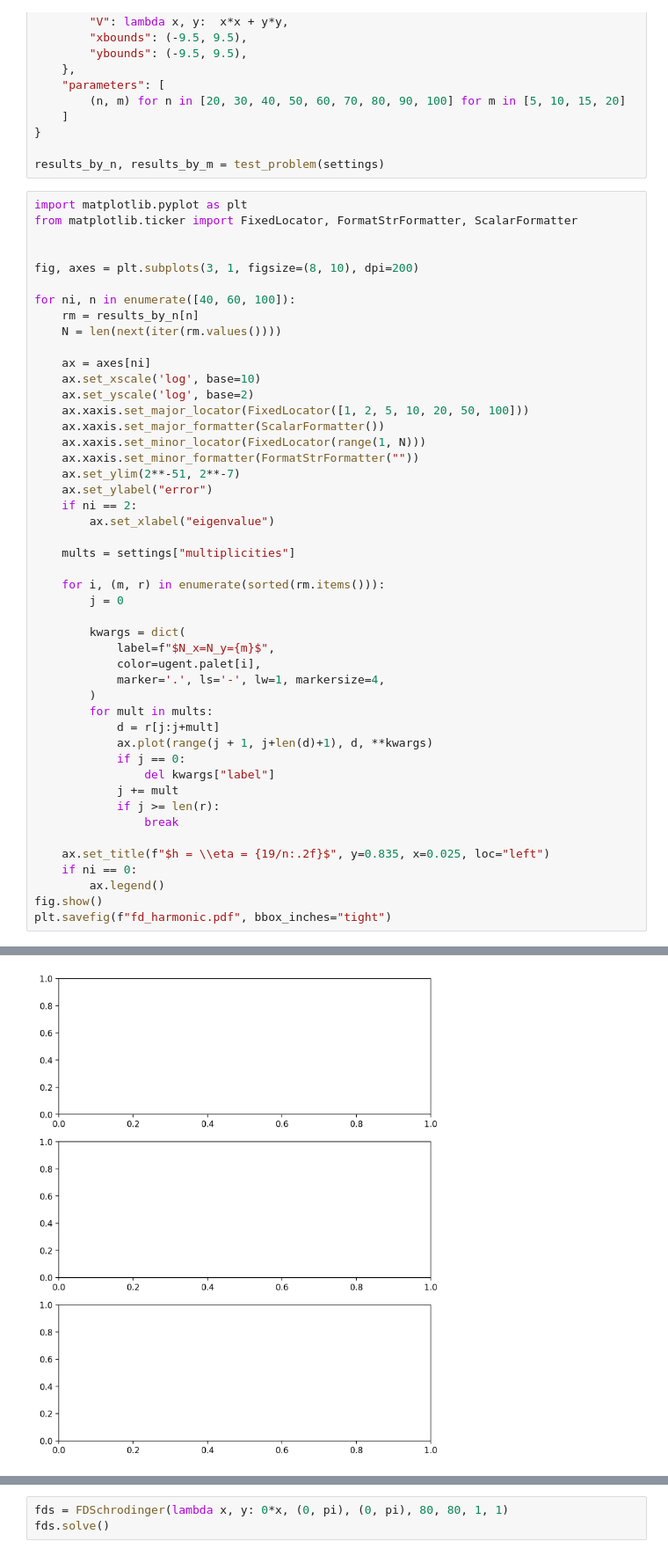
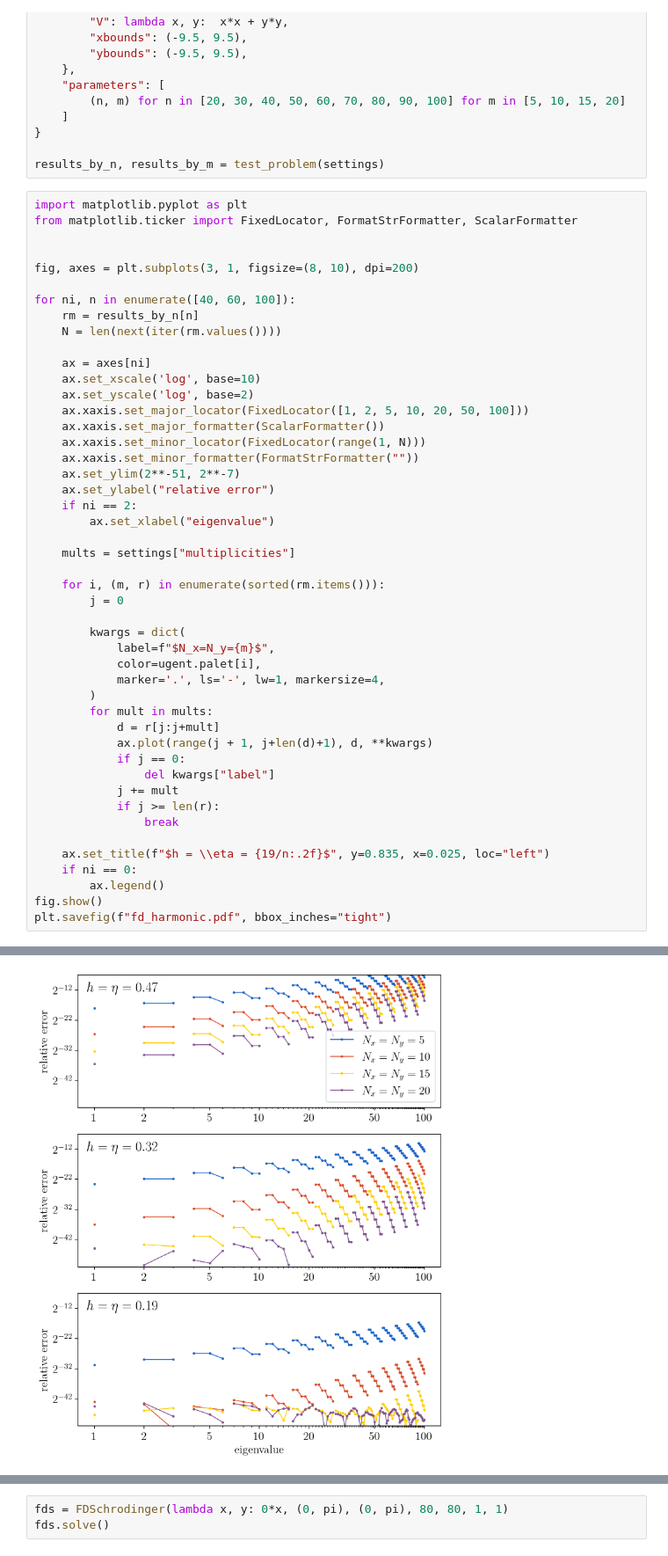
Before and after one commit to toonijn/PhD-thesis, a Jupyter notebook: img/chapter4/fd_experiments.ipynb, the cells around one changed output, grey strips where cells are left out. Shown at 88% size. Cells and saved outputs as stored; diff of their text form.

Commit message:
3 images about harmonic oscillator

```diff
--- a/img/chapter4/fd_experiments.ipynb
+++ b/img/chapter4/fd_experiments.ipynb
@@ -122,7 +122,7 @@ for ni, n in enumerate([40, 60, 100]):
     ax.xaxis.set_minor_locator(FixedLocator(range(1, N)))
     ax.xaxis.set_minor_formatter(FormatStrFormatter(""))
     ax.set_ylim(2**-51, 2**-7)
-    ax.set_ylabel("error")
+    ax.set_ylabel("relative error")
     if ni == 2:
         ax.set_xlabel("eigenvalue")
 
@@ -155,3 +154,3 @@ NameError: name 'results_by_n' is not defined
-[figure, old version]
+[figure, new version]
 # %%
 from scipy.optimize import least_squares
```
Also changed, not shown: parts of 3 cells of this notebook, 11 other files.
